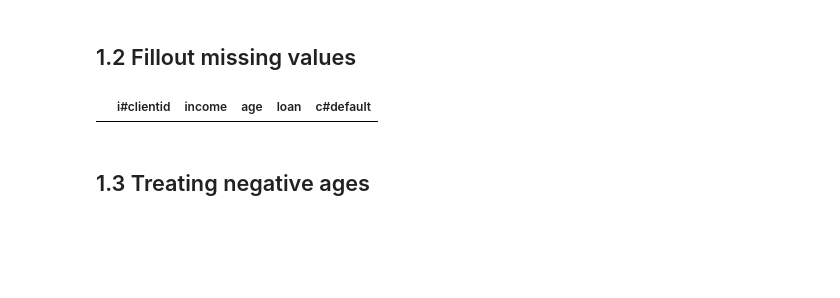
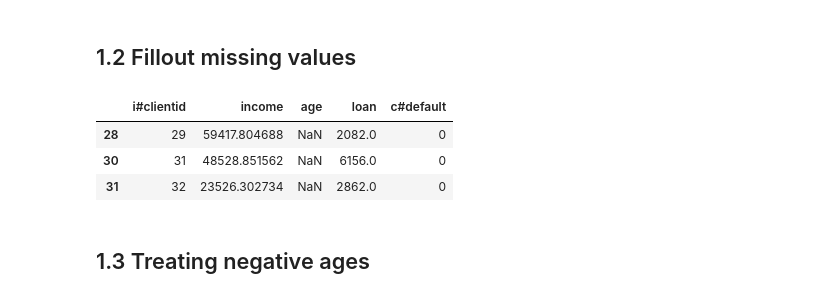
Before and after one commit to fabyosr/CreditAnalysis, a Jupyter notebook: CreditAnalysis.ipynb, the cells around one changed output. Cells and saved outputs as stored; diff of their text form; code cells hidden in the pictures; blank space fills up the shorter version.

```diff
--- a/CreditAnalysis.ipynb
+++ b/CreditAnalysis.ipynb
@@ -172,9 +248,11 @@ dtype: int64
 # %%
 # filtering only missing values from age
 df1[pd.isnull(df1["age"])]
-df1[df1['income']<20000]
 # %% [output]
 |  | i#clientid | income | age | loan | c#default |
+| 28 | 29 | 59417.804688 | NaN | 2082.0 | 0 |
+| 30 | 31 | 48528.851562 | NaN | 6156.0 | 0 |
+| 31 | 32 | 23526.302734 | NaN | 2862.0 | 0 |
 # %%
 # fillout missing values
 
```
Also changed, not shown: parts of 87 cells of this notebook.
